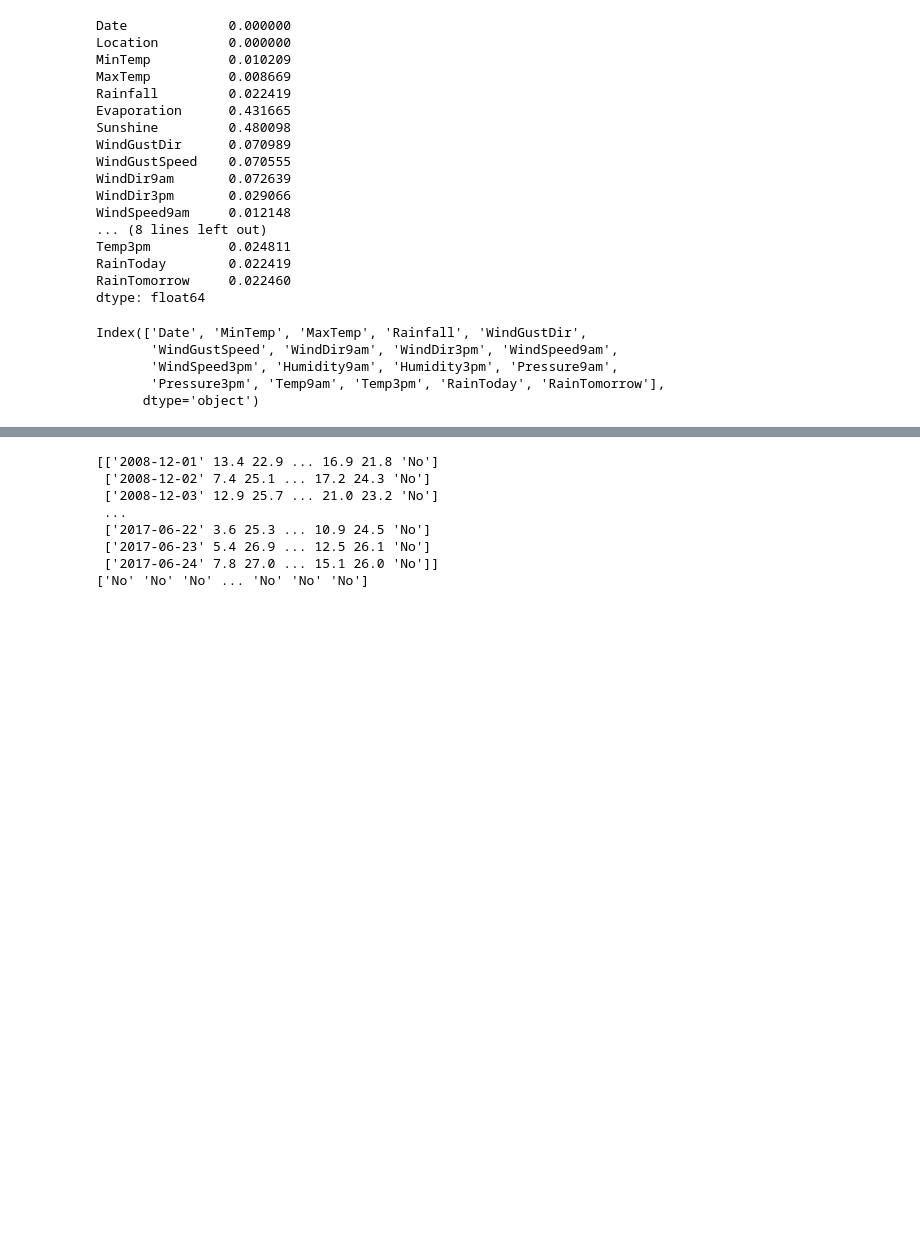
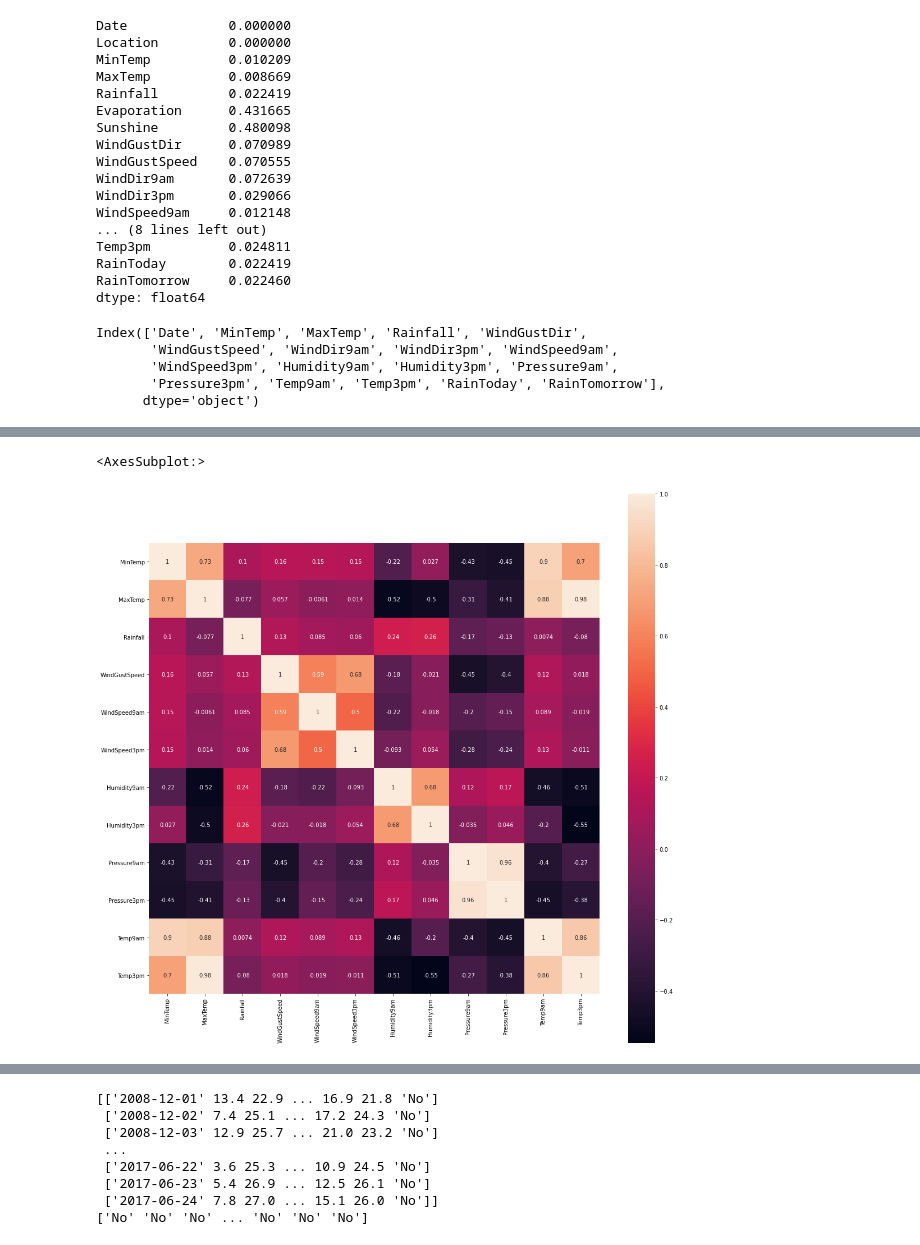
Before and after one commit to janex98/Petras_NS2021, a Jupyter notebook: Petras_projekt_NS.ipynb, the cells around one changed output, grey strips where cells are left out. Saved outputs shown, nothing was run; the diff lists cells and outputs as text; code cells hidden in the pictures; blank space fills up the shorter version.

Commit message:
Trenovanie, upravy, vizualizacia, popis

```diff
--- a/Petras_projekt_NS.ipynb
+++ b/Petras_projekt_NS.ipynb
@@ -219,3 +193,13 @@ dataset.head(15) # zobrazime si prvych 15 zaznamov z upraveneho datasetu
 # odstranime riadky kde sa nachadzaju nulove hodnoty co je ten lahsi pristup
 # Kedze riadky v ocistenom datasete neobsahuju vela nulovych hodnot, nema zmisel ich predpovedat, tak ich odstranime
 dataset = dataset.dropna(axis=0,how="any") # odstranime kazdy riadok ak v nom existuje aspon jedna nulova hodnota
+# %%
+# vizualizacia
+
+# Korelacia medzi ciselnymi atributmi
+corrmat = dataset.corr()
+plt.subplots(figsize=(18,18))
+sns.heatmap(corrmat, annot = True, square = True)
+# %% [output]
+<AxesSubplot:>
+[figure, added]
```
Also changed, not shown: parts of 16 cells of this notebook.
